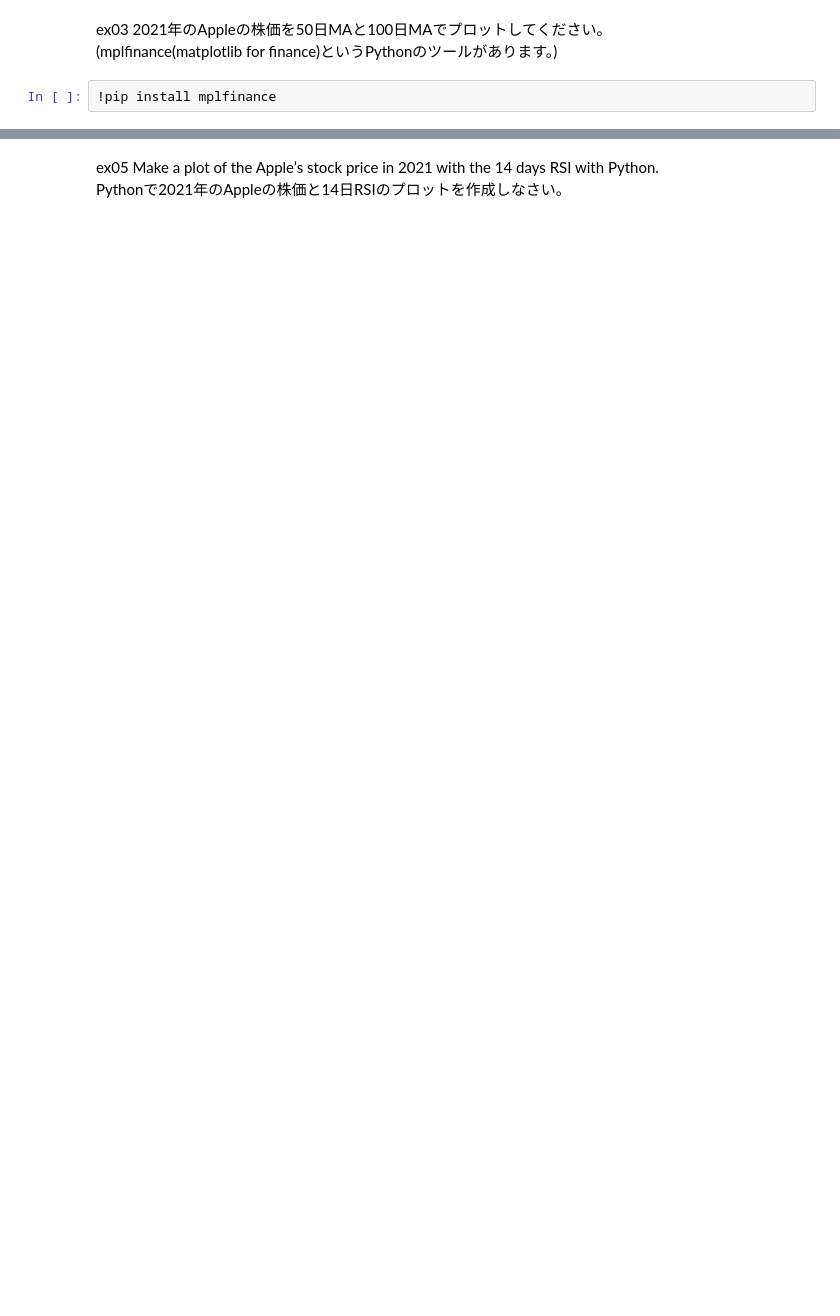
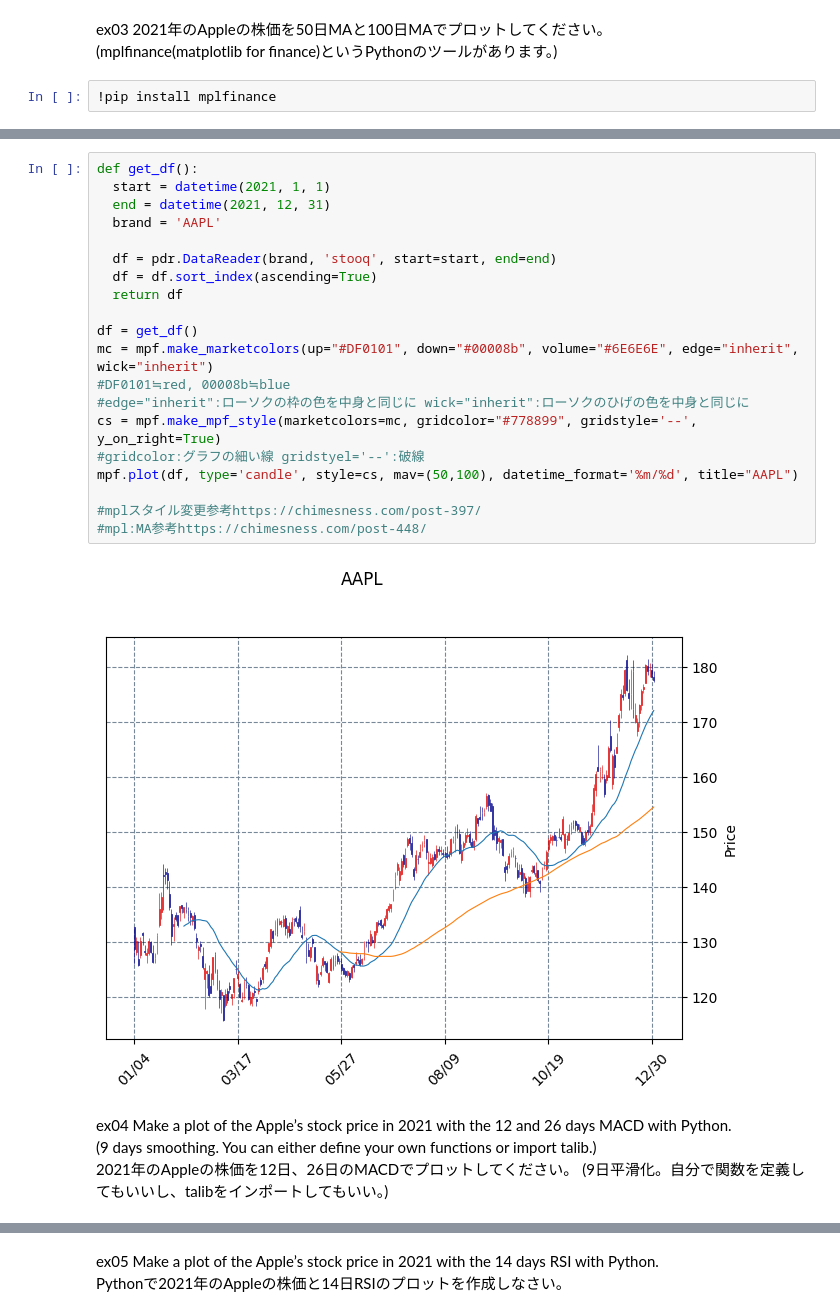
Before and after one commit to mmizuki1817/24Osaka, a Jupyter notebook: py03.ipynb, the cells around one changed output, grey strips where cells are left out. Drawn from its saved outputs; the diff is of its cells as text; blank space fills up the shorter version.

```diff
--- a/py03.ipynb
+++ b/py03.ipynb
@@ -48,3 +46,30 @@ ERROR: Command errored out with exit status 1: /usr/bin/python3 -u -c 'import io
+# %%
+def get_df():
+  start = datetime(2021, 1, 1)
+  end = datetime(2021, 12, 31)
+  brand = 'AAPL'
+
+  df = pdr.DataReader(brand, 'stooq', start=start, end=end)
+  df = df.sort_index(ascending=True)
+  return df
+
+df = get_df()
+mc = mpf.make_marketcolors(up="#DF0101", down="#00008b", volume="#6E6E6E", edge="inherit", wick="inherit")
+#DF0101≒red, 00008b≒blue
+#edge="inherit":ローソクの枠の色を中身と同じに wick="inherit":ローソクのひげの色を中身と同じに
+cs = mpf.make_mpf_style(marketcolors=mc, gridcolor="#778899", gridstyle='--', y_on_right=True)
+#gridcolor:グラフの細い線 gridstyel='--':破線
+mpf.plot(df, type='candle', style=cs, mav=(50,100), datetime_format='%m/%d', title="AAPL")
+
+#mplスタイル変更参考https://chimesness.com/post-397/
+#mpl:MA参考https://chimesness.com/post-448/
+# %% [output]
+[figure, added]
+# %% [markdown]
+ex04 Make a plot of the Apple’s stock price in 2021 with the 12 and 26 days MACD with Python.
+(9 days smoothing. You can either define your own functions or import talib.)
+2021年のAppleの株価を12日、26日のMACDでプロットしてください。
+(9日平滑化。自分で関数を定義してもいいし、talibをインポートしてもいい。)
 # %%
 import talib as ta
 ta.get_functions()
```
Also changed, not shown: parts of 6 cells of this notebook.
